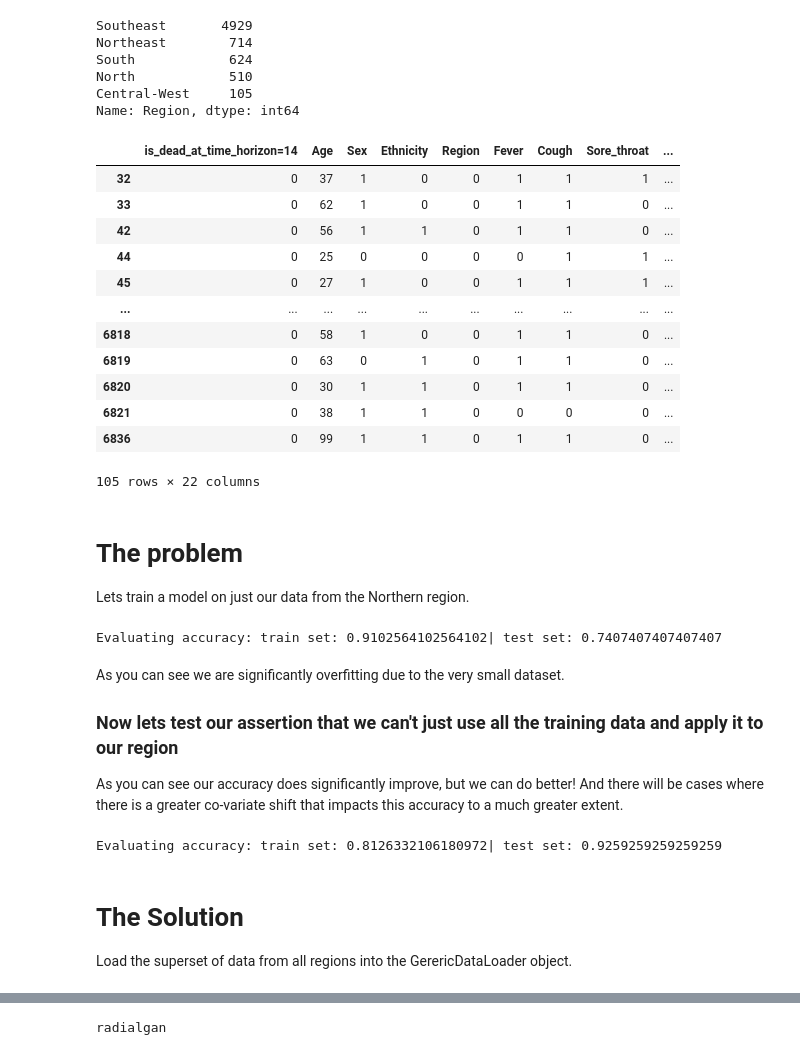
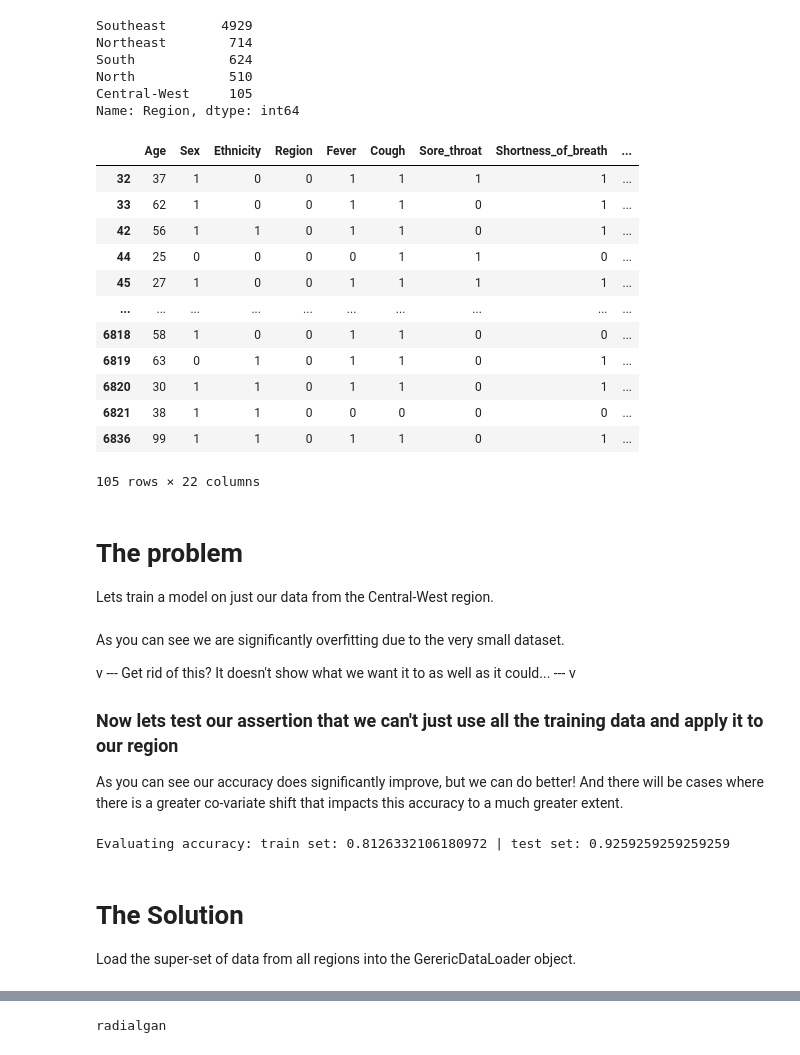
Before and after one commit to vanderschaarlab/synthetic-data-lab, a Jupyter notebook: Tutorials/Case Study 4 - Augmentation by Domain Adaptation.ipynb, the cells around one changed output, grey strips where cells are left out. Cells and saved outputs as stored; diff of their text form; code cells hidden in the pictures.

```diff
--- a/Tutorials/Case Study 4 - Augmentation by Domain Adaptation.ipynb
+++ b/Tutorials/Case Study 4 - Augmentation by Domain Adaptation.ipynb
@@ -41,48 +41,55 @@ COVID-19 hit different regions at different time. Cases peaked later in the Cent
 ### Load the data
 Lets set it up as a classification task with a death at time horizon column.
 # %%
-X = pd.read_csv(f"../data/Brazil_COVID/covid_normalised_numericalised_classification.csv")
-X.drop(columns=["is_dead", "Days_hospital_to_outcome"], inplace=True) # drop survival columns to frame it as a classification problem
+time_horizon = 14
+X = pd.read_csv(f"../data/Brazil_COVID/covid_normalised_numericalised.csv")
+
+X.loc[(X["Days_hospital_to_outcome"] <= time_horizon) & (X["is_dead"] == 1), f"is_dead_at_time_horizon={time_horizon}"] = 1
+X.loc[(X["Days_hospital_to_outcome"] > time_horizon), f"is_dead_at_time_horizon={time_horizon}"] = 0
+X.loc[(X["is_dead"] == 0), f"is_dead_at_time_horizon={time_horizon}"] = 0
+X[f"is_dead_at_time_horizon={time_horizon}"] = X[f"is_dead_at_time_horizon={time_horizon}"].astype(int)
+
+X.drop(columns=["is_dead", "Days_hospital_to_outcome"], inplace=True) # drop survival columns as they are not needed for a classification problem
 
 # Define the mappings from region index to region
 region_mapper = {
     0: "Central-West",
     1: "North",
     2: "Northeast",
     3: "South",
     4: "Southeast",
 }
 our_region_index = 0
 print(X["Region"].value_counts().rename(region_mapper))
 
 X_our_region_only = X.loc[X["Region"] == our_region_index].copy()
 X_other_regions = X.loc[X["Region"] != our_region_index].copy()
 
 display(X_our_region_only)
 # %% [output]
 Southeast       4929
 Northeast        714
 South            624
 North            510
 Central-West     105
 Name: Region, dtype: int64
-|  | is_dead_at_time_horizon=14 | Age | Sex | Ethnicity | Region | Fever | Cough | Sore_throat | ... |
-| 32 | 0 | 37 | 1 | 0 | 0 | 1 | 1 | 1 | ... |
-| 33 | 0 | 62 | 1 | 0 | 0 | 1 | 1 | 0 | ... |
-| 42 | 0 | 56 | 1 | 1 | 0 | 1 | 1 | 0 | ... |
-| 44 | 0 | 25 | 0 | 0 | 0 | 0 | 1 | 1 | ... |
-| 45 | 0 | 27 | 1 | 0 | 0 | 1 | 1 | 1 | ... |
+|  | Age | Sex | Ethnicity | Region | Fever | Cough | Sore_throat | Shortness_of_breath | ... |
+| 32 | 37 | 1 | 0 | 0 | 1 | 1 | 1 | 1 | ... |
+| 33 | 62 | 1 | 0 | 0 | 1 | 1 | 0 | 1 | ... |
+| 42 | 56 | 1 | 1 | 0 | 1 | 1 | 0 | 1 | ... |
+| 44 | 25 | 0 | 0 | 0 | 0 | 1 | 1 | 0 | ... |
+| 45 | 27 | 1 | 0 | 0 | 1 | 1 | 1 | 1 | ... |
 | ... | ... | ... | ... | ... | ... | ... | ... | ... | ... |
-| 6818 | 0 | 58 | 1 | 0 | 0 | 1 | 1 | 0 | ... |
-| 6819 | 0 | 63 | 0 | 1 | 0 | 1 | 1 | 0 | ... |
-| 6820 | 0 | 30 | 1 | 1 | 0 | 1 | 1 | 0 | ... |
-| 6821 | 0 | 38 | 1 | 1 | 0 | 0 | 0 | 0 | ... |
-| 6836 | 0 | 99 | 1 | 1 | 0 | 1 | 1 | 0 | ... |
+| 6818 | 58 | 1 | 0 | 0 | 1 | 1 | 0 | 0 | ... |
+| 6819 | 63 | 0 | 1 | 0 | 1 | 1 | 0 | 1 | ... |
+| 6820 | 30 | 1 | 1 | 0 | 1 | 1 | 0 | 1 | ... |
+| 6821 | 38 | 1 | 1 | 0 | 0 | 0 | 0 | 0 | ... |
+| 6836 | 99 | 1 | 1 | 0 | 1 | 1 | 0 | 1 | ... |
 105 rows × 22 columns
 # %% [markdown]
 # The problem
 
-Lets train a model on just our data from the Northern region.
+Lets train a model on just our data from the Central-West region.
 # %%
 y = X_our_region_only["is_dead_at_time_horizon=14"]
 X_in = X_our_region_only.drop(columns=["is_dead_at_time_horizon=14"])
@@ -110,11 +117,10 @@ calculated_accuracy_score_train = accuracy_score(y_train, xgb_model.predict(X_tr
 y_pred = xgb_model.predict(X_test)
 calculated_accuracy_score_test = accuracy_score(y_test, y_pred)
 print(f"Evaluating accuracy: train set: {calculated_accuracy_score_train} | test set: {calculated_accuracy_score_test}")
-# %% [output]
-Evaluating accuracy: train set: 0.9102564102564102| test set: 0.7407407407407407
 # %% [markdown]
 As you can see we are significantly overfitting due to the very small dataset.
 
+v --- Get rid of this? It doesn't show what we want it to as well as it could... --- v
 ### Now lets test our assertion that we can't just use all the training data and apply it to our region
 As you can see our accuracy does significantly improve, but we can do better! And there will be cases where there is a greater co-variate shift that impacts this accuracy to a much greater extent.
 # %%
@@ -150,11 +156,11 @@ y_pred = xgb_model.predict(X_test)
 calculated_accuracy_score_test = accuracy_score(y_test, y_pred)
 print(f"Evaluating accuracy: train set: {calculated_accuracy_score_train} | test set: {calculated_accuracy_score_test}")
 # %% [output]
-Evaluating accuracy: train set: 0.8126332106180972| test set: 0.9259259259259259
+Evaluating accuracy: train set: 0.8126332106180972 | test set: 0.9259259259259259
 # %% [markdown]
 # The Solution
 
-Load the superset of data from all regions into the GerericDataLoader object.
+Load the super-set of data from all regions into the GerericDataLoader object.
 # %%
 loader = GenericDataLoader(
     X, # X is the dataframe which is a superset of all region data
```
Also changed, not shown: parts of 10 cells of this notebook, 3 other files.
